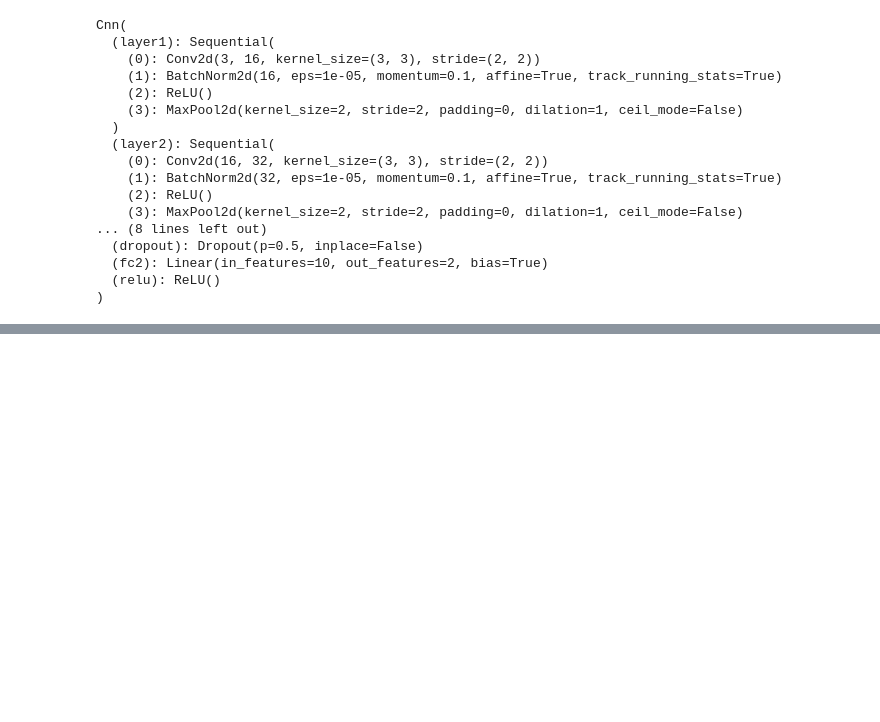
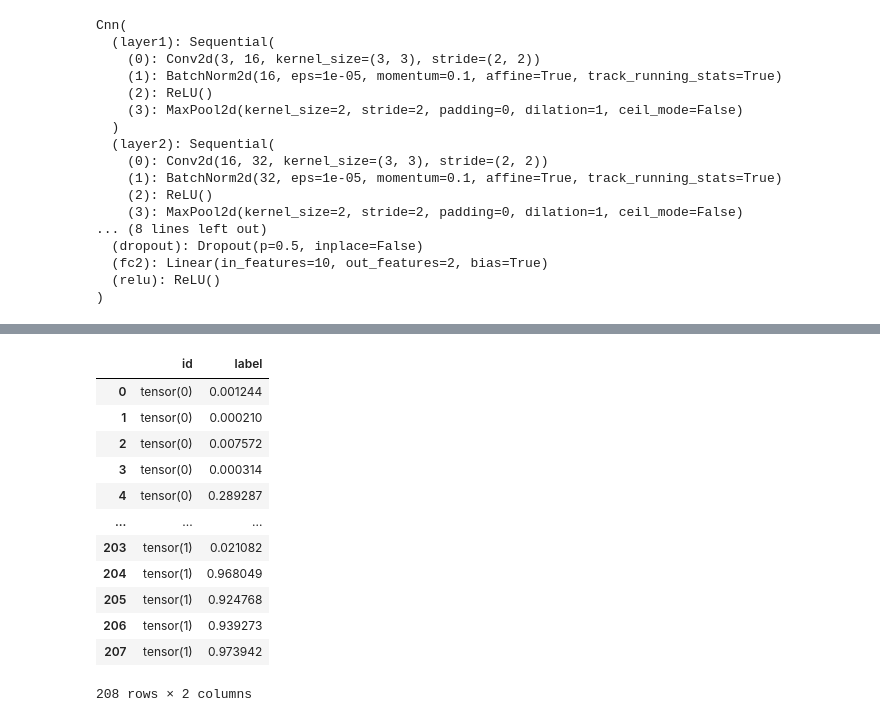
Before and after one commit to ZamotohinaMaria/Application-programming-laba-1, a Jupyter notebook: _5_laba_notebook.ipynb, the cells around one changed output, grey strips where cells are left out. Cells and saved outputs as stored; diff of their text form; code cells hidden in the pictures; blank space fills up the shorter version.

```diff
--- a/_5_laba_notebook.ipynb
+++ b/_5_laba_notebook.ipynb
@@ -303,0 +387,16 @@ ValueError: x and y must have same first dimension, but have shapes (12,) and (1
+# %%
+submission
+# %% [output]
+|  | id | label |
+| 0 | tensor(0) | 0.001244 |
+| 1 | tensor(0) | 0.000210 |
+| 2 | tensor(0) | 0.007572 |
+| 3 | tensor(0) | 0.000314 |
+| 4 | tensor(0) | 0.289287 |
+| ... | ... | ... |
+| 203 | tensor(1) | 0.021082 |
+| 204 | tensor(1) | 0.968049 |
+| 205 | tensor(1) | 0.924768 |
+| 206 | tensor(1) | 0.939273 |
+| 207 | tensor(1) | 0.973942 |
+208 rows × 2 columns
```
Also changed, not shown: parts of 14 cells of this notebook.
